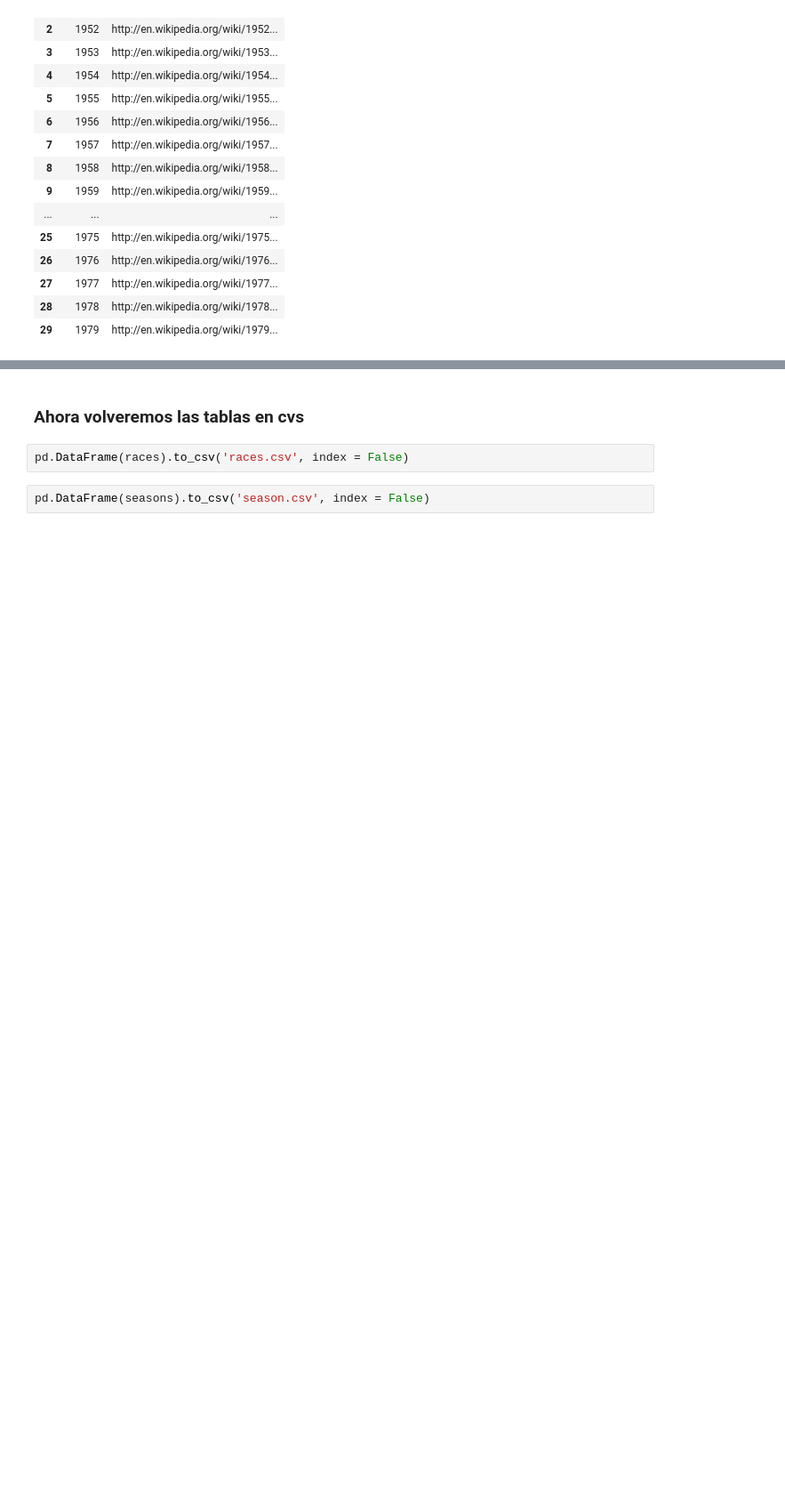
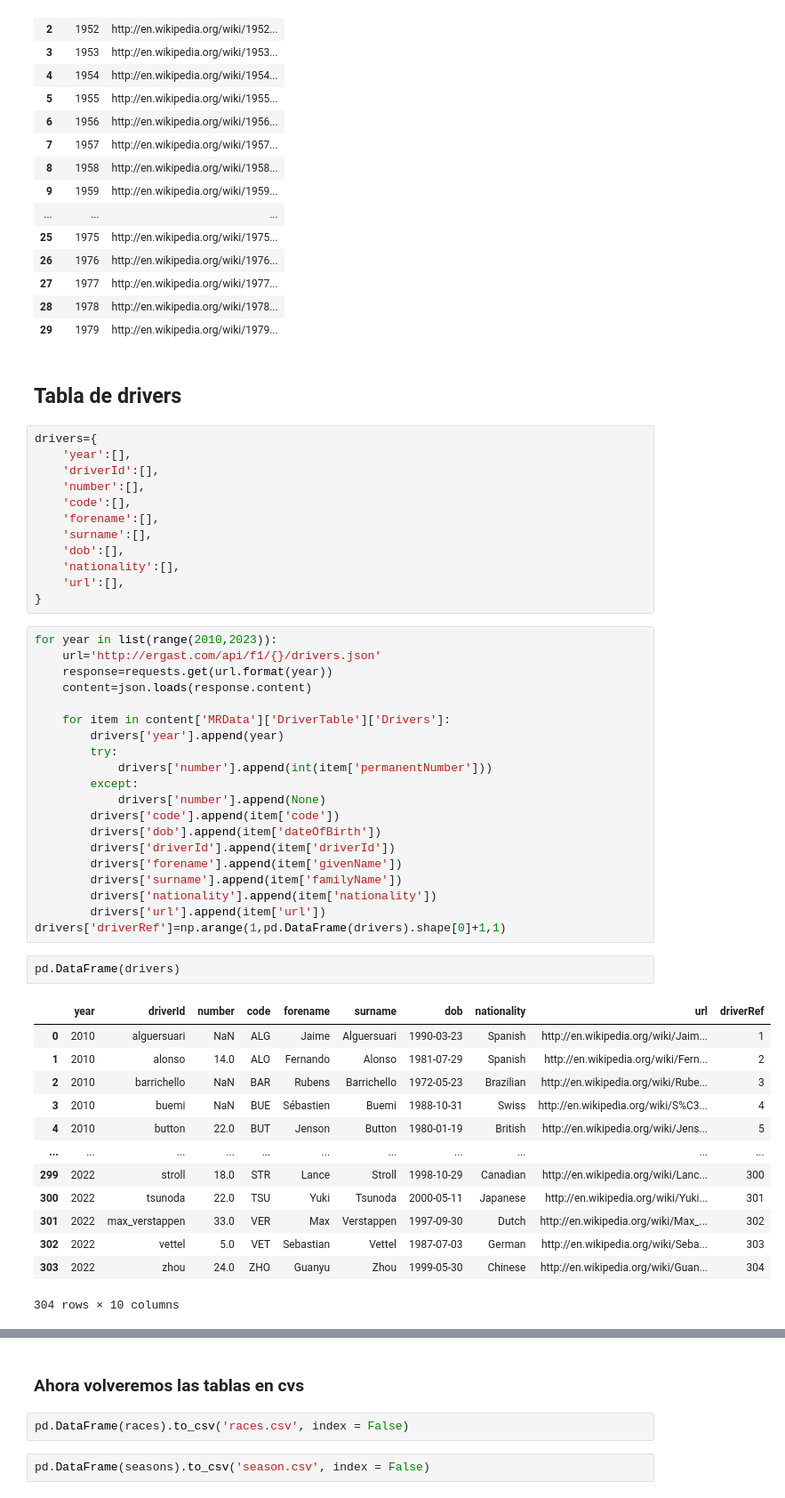
Before and after one commit to VaniaDJM/formula-1-data, a Jupyter notebook: F1_analisis.ipynb, the cells around one changed output, grey strips where cells are left out. Shown at 89% size. Cells and saved outputs as stored; diff of their text form; blank space fills up the shorter version.

```diff
--- a/F1_analisis.ipynb
+++ b/F1_analisis.ipynb
@@ -188,3 +189,53 @@ pd.DataFrame(seasons)
 | 27 | 1977 | http://en.wikipedia.org/wiki/1977... |
 | 28 | 1978 | http://en.wikipedia.org/wiki/1978... |
 | 29 | 1979 | http://en.wikipedia.org/wiki/1979... |
+# %% [markdown]
+## Tabla de drivers
+# %%
+drivers={
+    'year':[],
+    'driverId':[],
+    'number':[],
+    'code':[],
+    'forename':[],
+    'surname':[],
+    'dob':[],
+    'nationality':[],
+    'url':[],
+}
+# %%
+for year in list(range(2010,2023)):
+    url='http://ergast.com/api/f1/{}/drivers.json'
+    response=requests.get(url.format(year))
+    content=json.loads(response.content)
+
+    for item in content['MRData']['DriverTable']['Drivers']:
+        drivers['year'].append(year)
+        try:
+            drivers['number'].append(int(item['permanentNumber']))
+        except:
+            drivers['number'].append(None)
+        drivers['code'].append(item['code'])
+        drivers['dob'].append(item['dateOfBirth'])
+        drivers['driverId'].append(item['driverId'])
+        drivers['forename'].append(item['givenName'])
+        drivers['surname'].append(item['familyName'])
+        drivers['nationality'].append(item['nationality'])
+        drivers['url'].append(item['url'])
+drivers['driverRef']=np.arange(1,pd.DataFrame(drivers).shape[0]+1,1)
+# %%
+pd.DataFrame(drivers)
+# %% [output]
+|  | year | driverId | number | code | forename | surname | dob | nationality | url | driverRef |
+| 0 | 2010 | alguersuari | NaN | ALG | Jaime | Alguersuari | 1990-03-23 | Spanish | http://en.wikipedia.org/wiki/Jaim... | 1 |
+| 1 | 2010 | alonso | 14.0 | ALO | Fernando | Alonso | 1981-07-29 | Spanish | http://en.wikipedia.org/wiki/Fern... | 2 |
+| 2 | 2010 | barrichello | NaN | BAR | Rubens | Barrichello | 1972-05-23 | Brazilian | http://en.wikipedia.org/wiki/Rube... | 3 |
+| 3 | 2010 | buemi | NaN | BUE | Sébastien | Buemi | 1988-10-31 | Swiss | http://en.wikipedia.org/wiki/S%C3... | 4 |
+| 4 | 2010 | button | 22.0 | BUT | Jenson | Button | 1980-01-19 | British | http://en.wikipedia.org/wiki/Jens... | 5 |
+| ... | ... | ... | ... | ... | ... | ... | ... | ... | ... | ... |
+| 299 | 2022 | stroll | 18.0 | STR | Lance | Stroll | 1998-10-29 | Canadian | http://en.wikipedia.org/wiki/Lanc... | 300 |
+| 300 | 2022 | tsunoda | 22.0 | TSU | Yuki | Tsunoda | 2000-05-11 | Japanese | http://en.wikipedia.org/wiki/Yuki... | 301 |
+| 301 | 2022 | max_verstappen | 33.0 | VER | Max | Verstappen | 1997-09-30 | Dutch | http://en.wikipedia.org/wiki/Max_... | 302 |
+| 302 | 2022 | vettel | 5.0 | VET | Sebastian | Vettel | 1987-07-03 | German | http://en.wikipedia.org/wiki/Seba... | 303 |
+| 303 | 2022 | zhou | 24.0 | ZHO | Guanyu | Zhou | 1999-05-30 | Chinese | http://en.wikipedia.org/wiki/Guan... | 304 |
+304 rows × 10 columns
```
Also changed, not shown: parts of 54 cells of this notebook, 3 other files.
